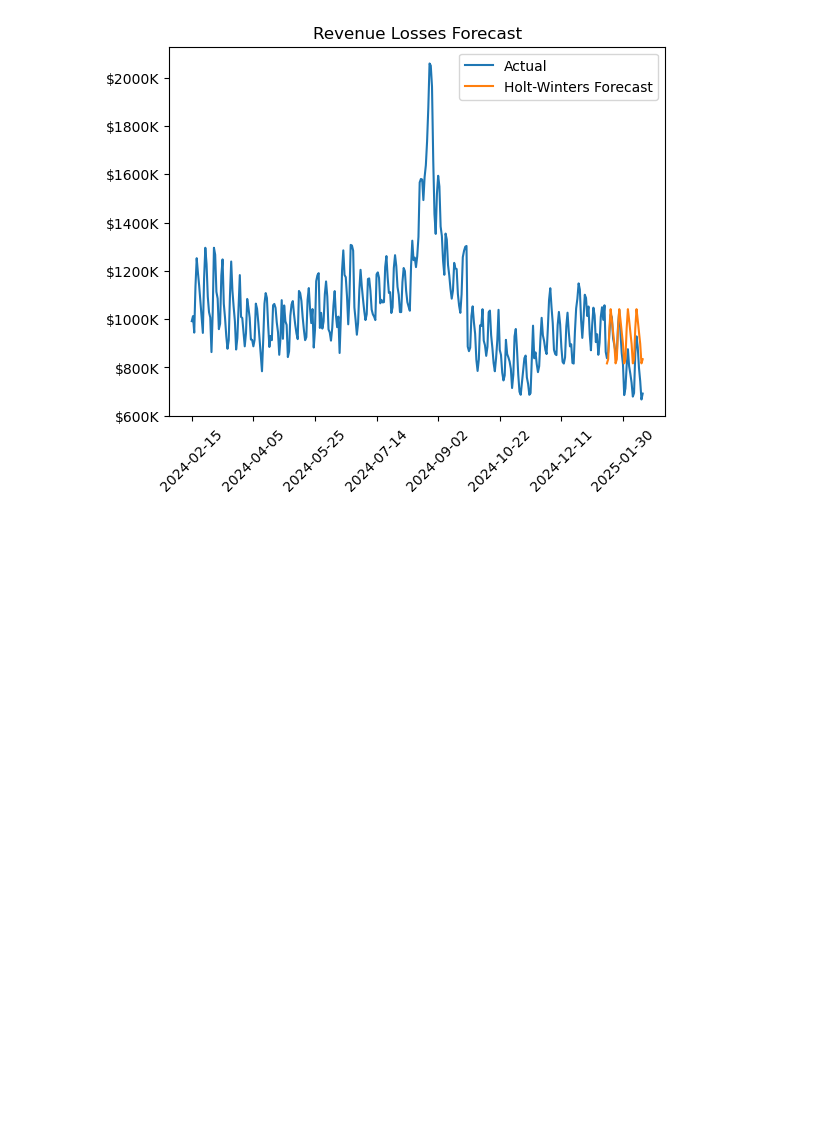
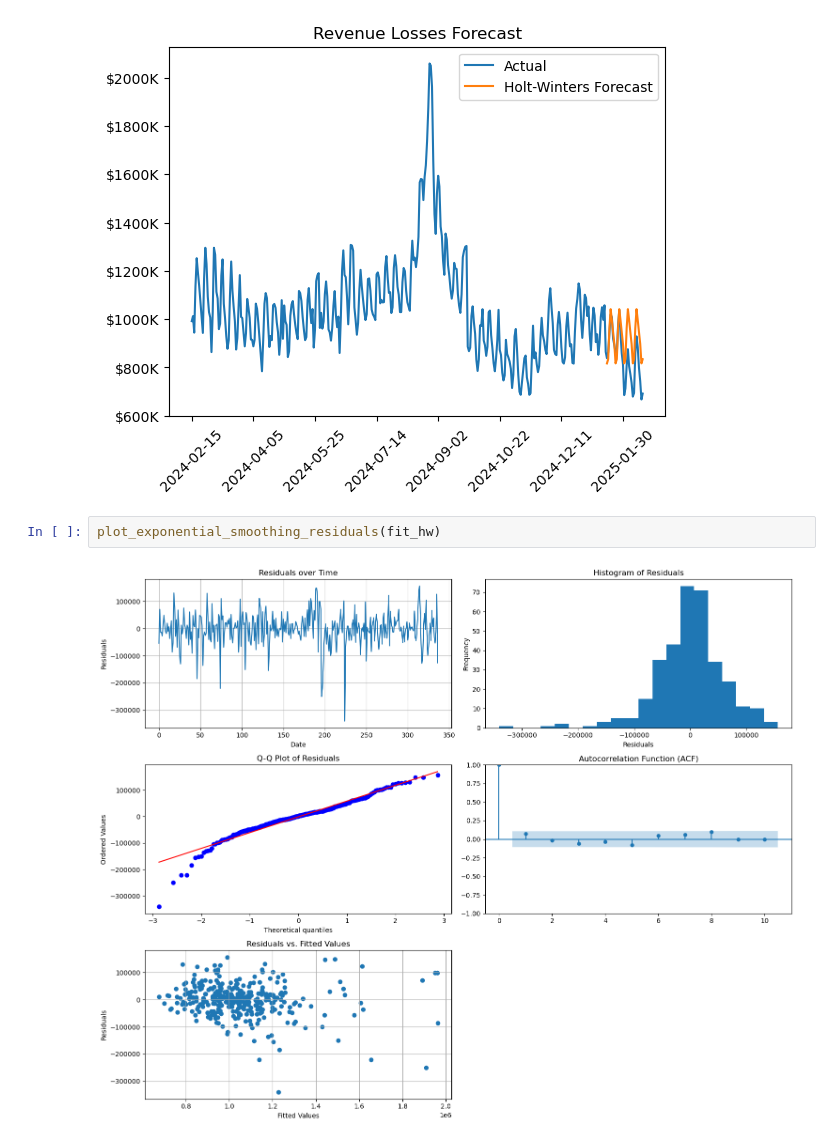
Before and after one commit to ijyliu/mcbroken-forecasting, a Jupyter notebook: Experimental Notebooks/Forecasts/ETS.ipynb, the cells around one changed output. Saved outputs shown, nothing was run; the diff lists cells and outputs as text; blank space fills up the shorter version.

```diff
--- a/Experimental Notebooks/Forecasts/ETS.ipynb
+++ b/Experimental Notebooks/Forecasts/ETS.ipynb
@@ -142,3 +204,7 @@ plt.legend()
 plt.show()
 # %% [output]
 [figure]
+# %%
+plot_exponential_smoothing_residuals(fit_hw)
+# %% [output]
+[figure, added]
```
Also changed, not shown: parts of 6 cells of this notebook.
